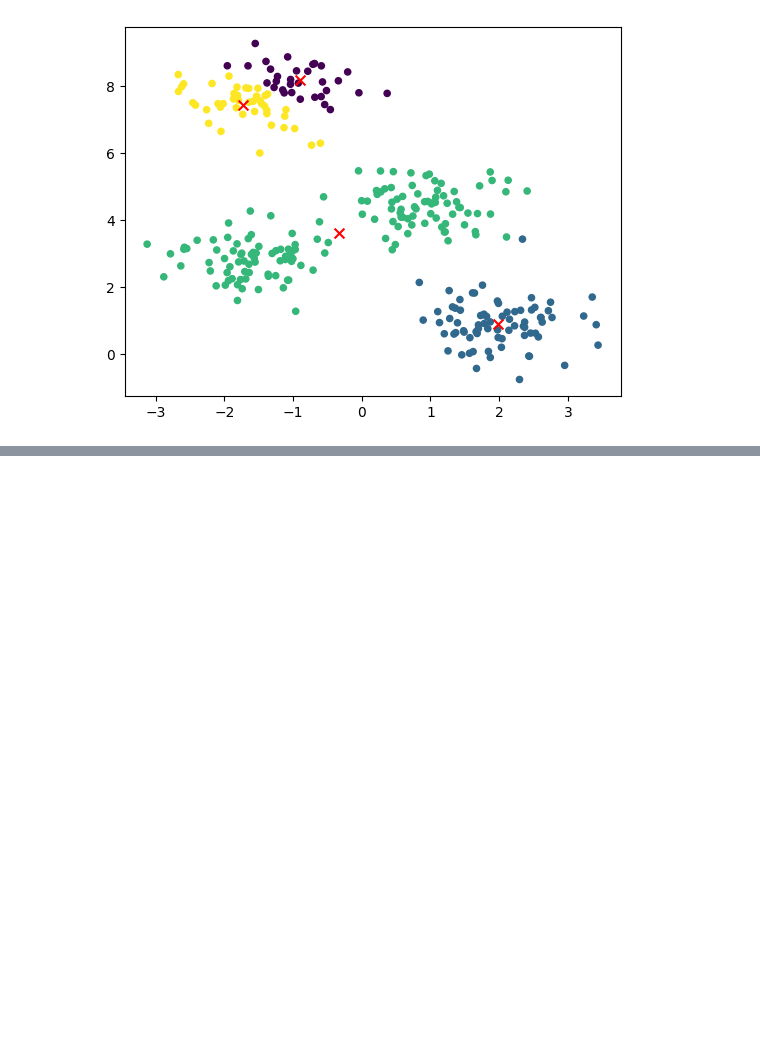
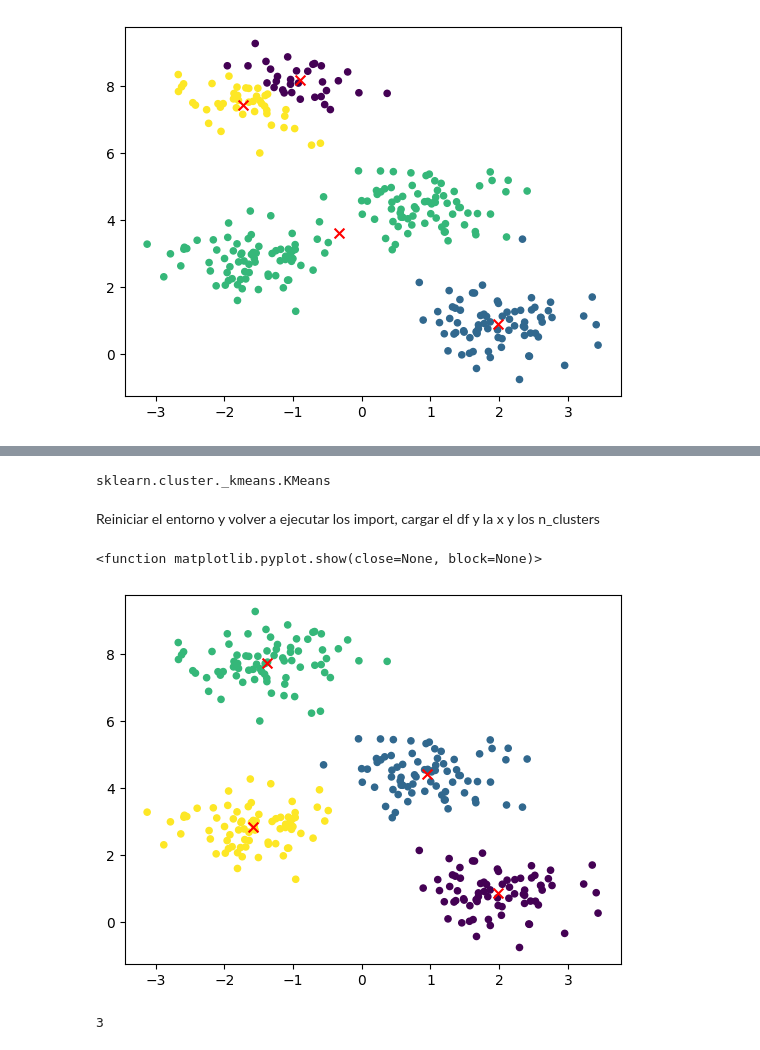
Before and after one commit to martinbedia/mineria, a Jupyter notebook: 30oct.ipynb, the cells around one changed output, grey strips where cells are left out. Cells and saved outputs as stored; diff of their text form; code cells hidden in the pictures; blank space fills up the shorter version.

```diff
--- a/30oct.ipynb
+++ b/30oct.ipynb
@@ -173,0 +174,21 @@ KMeans(n_clusters=4)
+# %%
+type(modelo)   # tipo estimador si empieza por _
+# %% [output]
+sklearn.cluster._kmeans.KMeans
+# %%
+clusters = modelo.fit_predict(x)
+# %% [markdown]
+Reiniciar el entorno y volver a ejecutar los import, cargar el df y la x y los n_clusters
+# %%
+centros = modelo.cluster_centers_
+# %%
+plt.scatter(x[:,0],x[:,1], c=clusters, s=20)
+plt.scatter(centros[:,0],centros[:,1],c='red',marker='x',s=50)
+plt.show
+# %% [output]
+<function matplotlib.pyplot.show(close=None, block=None)>
+[figure, added]
+# %%
+modelo.n_iter_
+# %% [output]
+3
```
Also changed, not shown: parts of 2 cells of this notebook.
